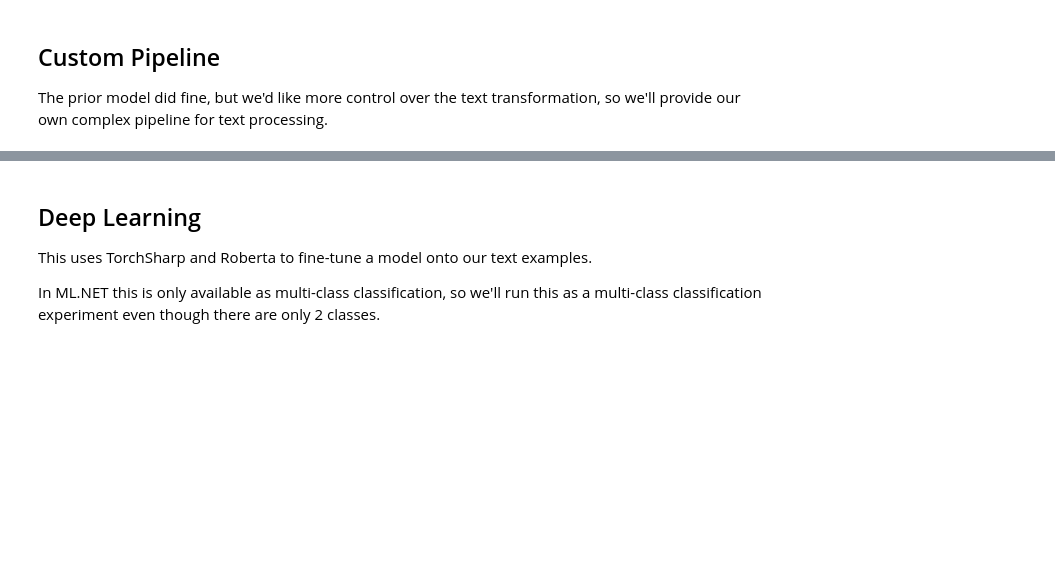
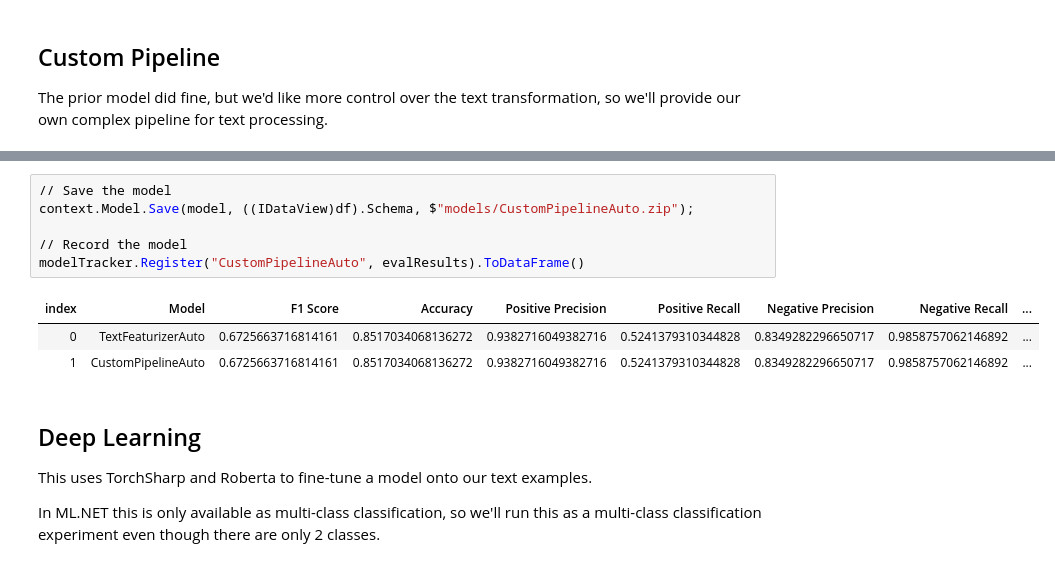
Before and after one commit to IntegerMan/GitStractorCommitClassification, a Jupyter notebook: TextClassification.ipynb, the cells around one changed output, grey strips where cells are left out. Saved outputs shown, nothing was run; the diff lists cells and outputs as text; blank space fills up the shorter version.

```diff
--- a/TextClassification.ipynb
+++ b/TextClassification.ipynb
@@ -247,3 +266,13 @@ model
+# %%
+// Save the model
+context.Model.Save(model, ((IDataView)df).Schema, $"models/CustomPipelineAuto.zip");
+
+// Record the model
+modelTracker.Register("CustomPipelineAuto", evalResults).ToDataFrame()
+# %% [output]
+| index | Model | F1 Score | Accuracy | Positive Precision | Positive Recall | Negative Precision | Negative Recall | ... |
+| 0 | TextFeaturizerAuto | 0.6725663716814161 | 0.8517034068136272 | 0.9382716049382716 | 0.5241379310344828 | 0.8349282296650717 | 0.9858757062146892 | ... |
+| 1 | CustomPipelineAuto | 0.6725663716814161 | 0.8517034068136272 | 0.9382716049382716 | 0.5241379310344828 | 0.8349282296650717 | 0.9858757062146892 | ... |
 # %% [markdown]
 ## Deep Learning
 This uses TorchSharp and Roberta to fine-tune a model onto our text examples.
```
Also changed, not shown: parts of 18 cells of this notebook, 4 other files.
